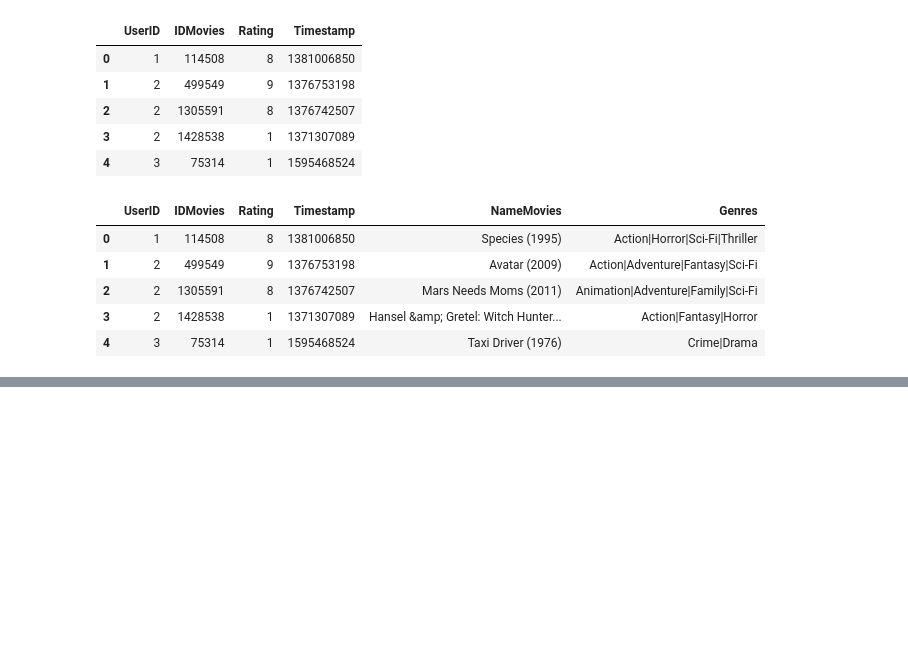
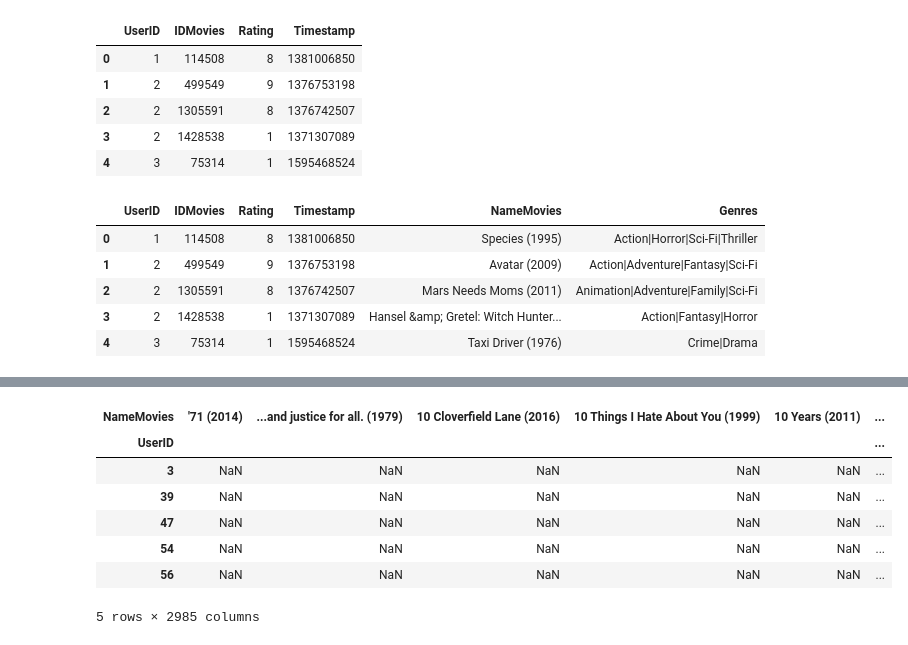
Before and after one commit to chinghia689/level3DS, a Jupyter notebook: hethonggoiy.ipynb, the cells around one changed output, grey strips where cells are left out. Saved outputs shown, nothing was run; the diff lists cells and outputs as text; code cells hidden in the pictures; blank space fills up the shorter version.

```diff
--- a/hethonggoiy.ipynb
+++ b/hethonggoiy.ipynb
@@ -37,0 +95,7 @@ df.head()
+# %%
+movie50=df['NameMovies'].value_counts()>=50
+movie50=movie50[movie50].index
+UserID20=df['UserID'].value_counts()>=20
+UserID20=UserID20[UserID20].index
+df_filtered = df[df['NameMovies'].isin(movie50) & df['UserID'].isin(UserID20)]
+df_filtered.head()
@@ -37,0 +109,12 @@ df.head()
+# %%
+use_movies = df_filtered.pivot_table(index='UserID', columns='NameMovies', values='Rating')
+use_movies.head()
+# %% [output]
+| NameMovies | '71 (2014) | ...and justice for all. (1979) | 10 Cloverfield Lane (2016) | 10 Things I Hate About You (1999) | 10 Years (2011) | ... |
+| UserID |  |  |  |  |  | ... |
+| 3 | NaN | NaN | NaN | NaN | NaN | ... |
+| 39 | NaN | NaN | NaN | NaN | NaN | ... |
+| 47 | NaN | NaN | NaN | NaN | NaN | ... |
+| 54 | NaN | NaN | NaN | NaN | NaN | ... |
+| 56 | NaN | NaN | NaN | NaN | NaN | ... |
+5 rows × 2985 columns
```
Also changed, not shown: parts of 10 cells of this notebook.
